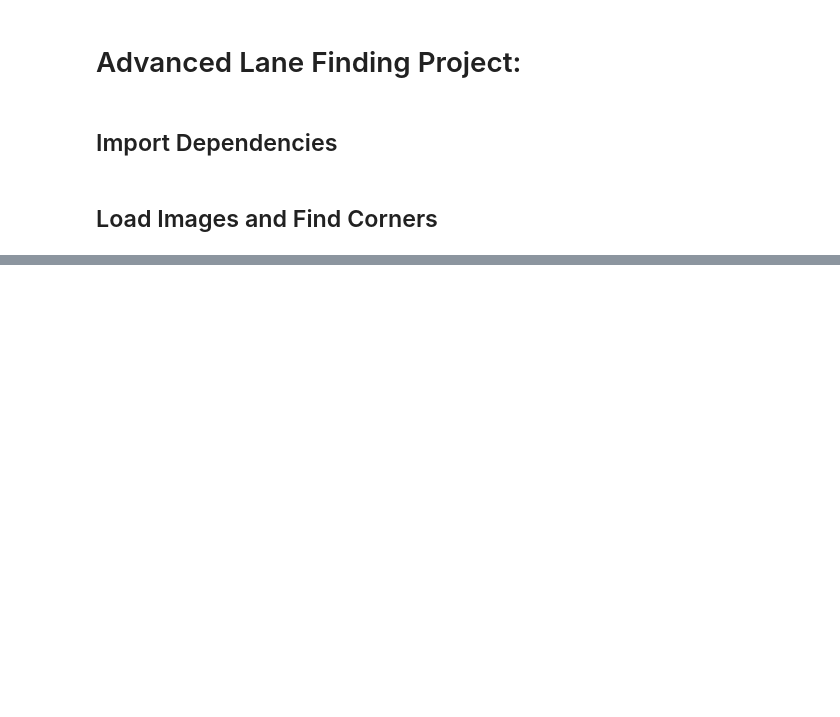
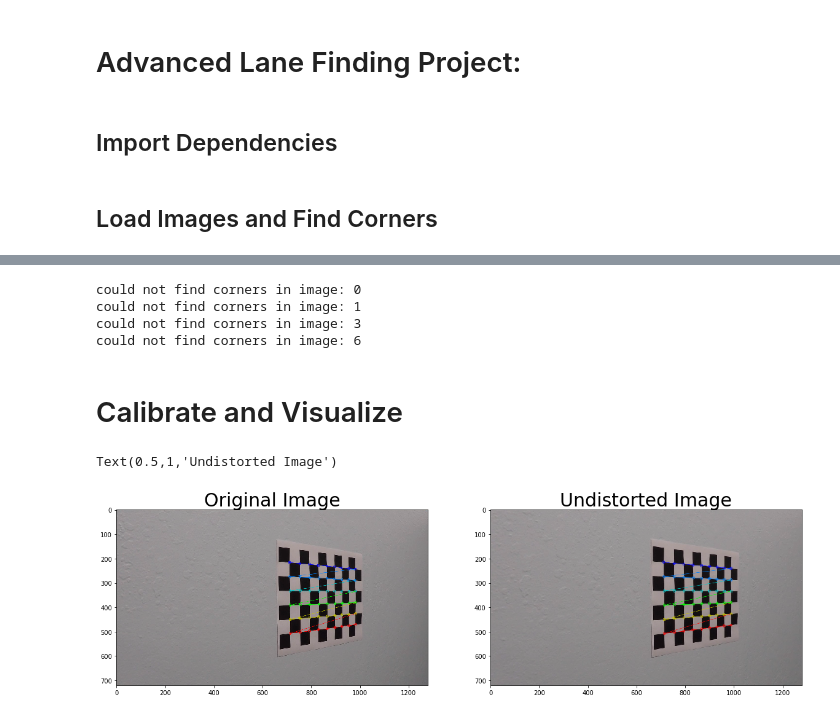
Before and after one commit to YuxiBupt/CarND-Advanced-Lane-Lines, a Jupyter notebook: Avanced-Lane-Finding.ipynb, the cells around one changed output, grey strips where cells are left out. Drawn from its saved outputs; the diff is of its cells as text; code cells hidden in the pictures; blank space fills up the shorter version.

```diff
--- a/Avanced-Lane-Finding.ipynb
+++ b/Avanced-Lane-Finding.ipynb
@@ -43,0 +49,38 @@ plt.imshow(painted)
+# %%
+
+
+def get_points(images):
+    obj_points = []
+    img_points = []
+
+    for i, image in enumerate(images):
+        corners = find_corners(image, i)
+        if corners is not None:
+            obj_points.append(objp)
+            img_points.append(corners)
+    return obj_points, img_points
+
+
+def calibrate_camera(image, objpoints, imgpoints):
+    ret, mtx, dist, rvecs, tvecs = cv2.calibrateCamera(objpoints, imgpoints, to_gray(image).shape[::-1], None, None)
+    return cv2.undistort(image, mtx, dist, None, mtx)
+
+
+obj_points, img_points = get_points(images)
+# %% [output]
+could not find corners in image: 0
+could not find corners in image: 1
+could not find corners in image: 3
+could not find corners in image: 6
+# %% [markdown]
+# Calibrate and Visualize
+# %%
+calibrated = calibrate_camera(image, obj_points, img_points)
+f, (ax1, ax2) = plt.subplots(1, 2, figsize=(20,10))
+ax1.imshow(image)
+ax1.set_title('Original Image', fontsize=30)
+ax2.imshow(calibrated)
+ax2.set_title('Undistorted Image', fontsize=30)
+# %% [output]
+Text(0.5,1,'Undistorted Image')
+[figure, added]
```
Also changed, not shown: parts of 2 cells of this notebook.
